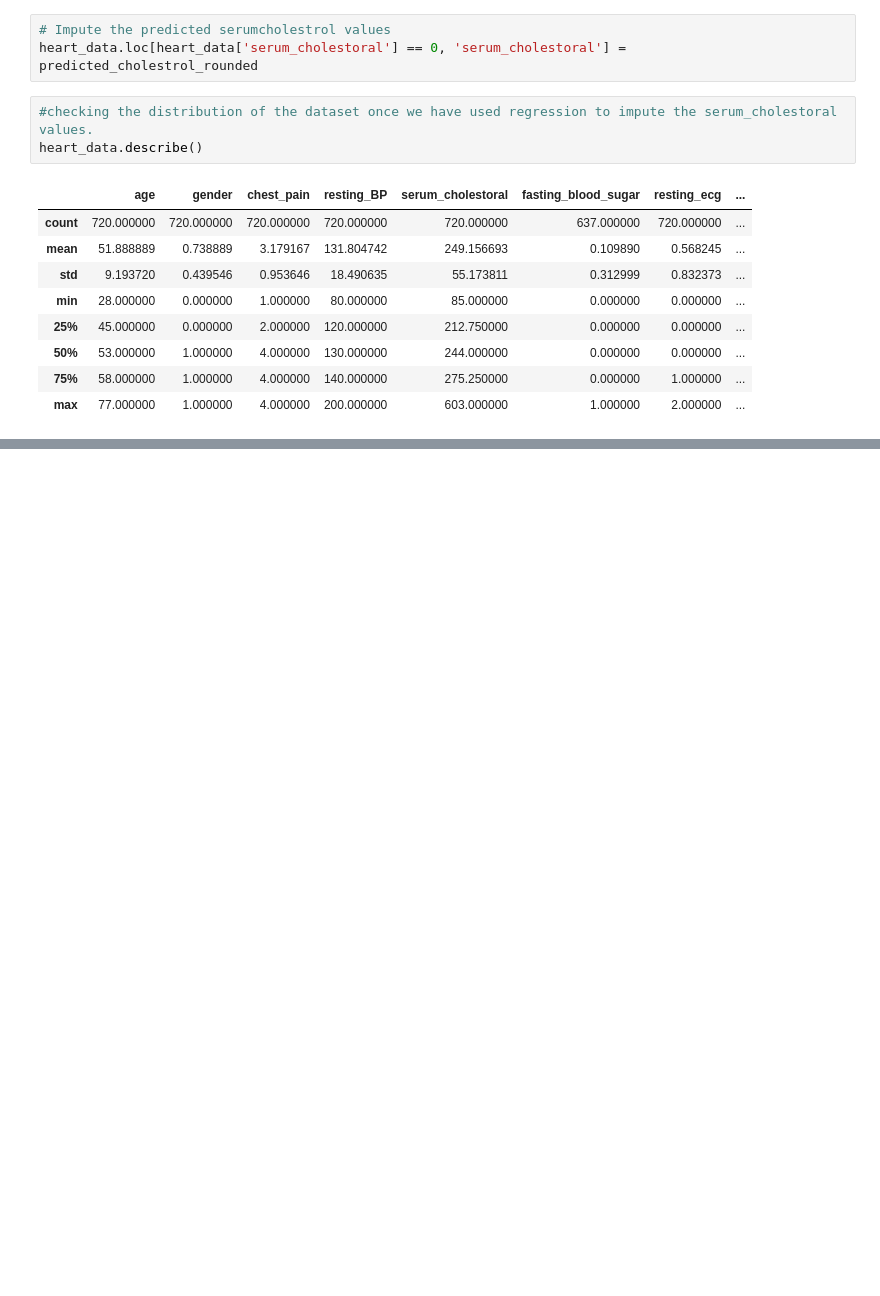
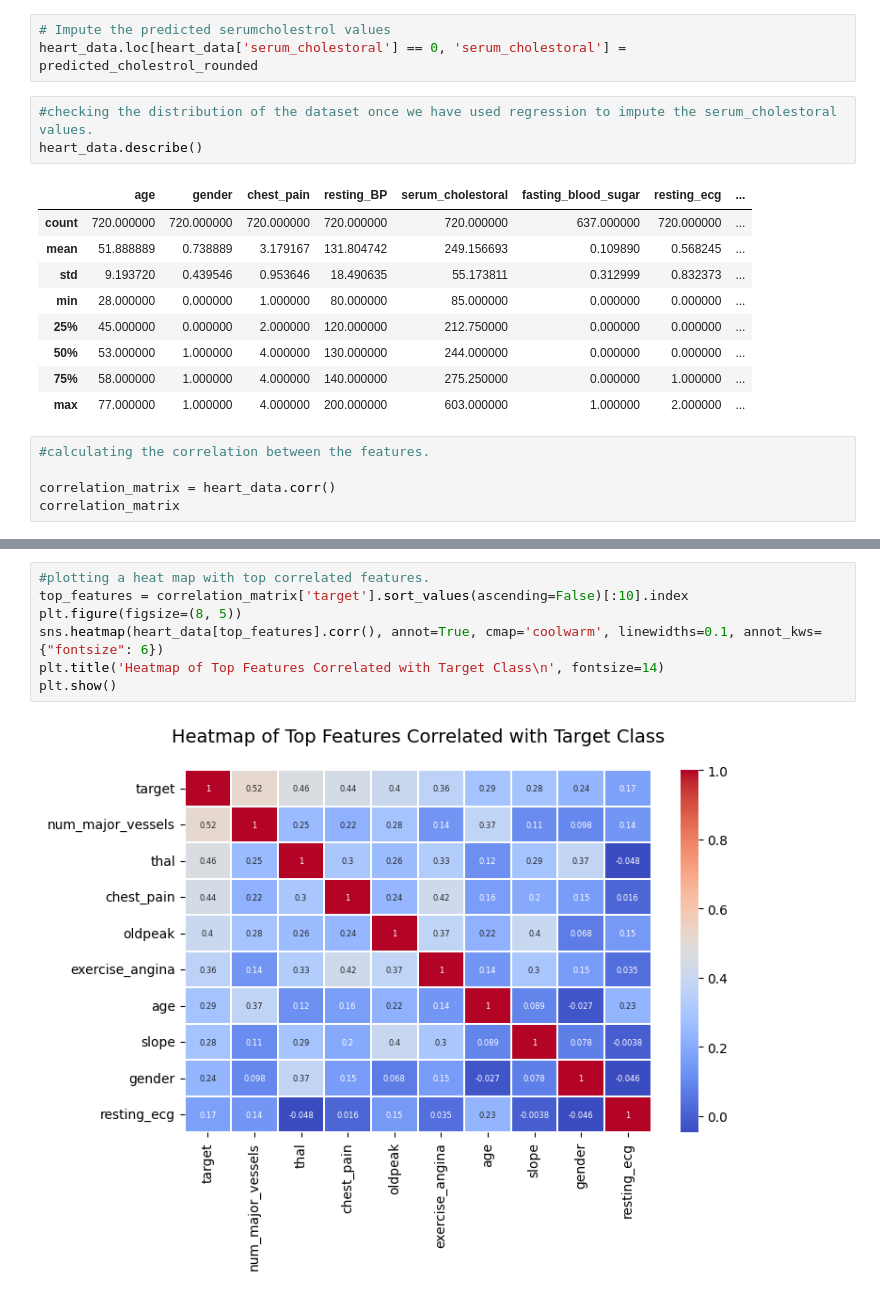
Before and after one commit to bdandu93/EarlyDetectionOfCardioVascularDiseasesUsingMachineLearningAndXAI_Bhargava_Dandu, a Jupyter notebook: notebooks/EarlyDetectionOfHeartDisease_DataPreprocessing.ipynb, the cells around one changed output, grey strips where cells are left out. Saved outputs shown, nothing was run; the diff lists cells and outputs as text; blank space fills up the shorter version.

```diff
--- a/notebooks/EarlyDetectionOfHeartDisease_DataPreprocessing.ipynb
+++ b/notebooks/EarlyDetectionOfHeartDisease_DataPreprocessing.ipynb
@@ -251,3 +251,8 @@ heart_data.describe()
 | 50% | 53.000000 | 1.000000 | 4.000000 | 130.000000 | 244.000000 | 0.000000 | 0.000000 | ... |
 | 75% | 58.000000 | 1.000000 | 4.000000 | 140.000000 | 275.250000 | 0.000000 | 1.000000 | ... |
 | max | 77.000000 | 1.000000 | 4.000000 | 200.000000 | 603.000000 | 1.000000 | 2.000000 | ... |
+# %%
+#calculating the correlation between the features.
+
+correlation_matrix = heart_data.corr()
+correlation_matrix
@@ -253,0 +275,9 @@ heart_data.describe()
+# %%
+#plotting a heat map with top correlated features.
+top_features = correlation_matrix['target'].sort_values(ascending=False)[:10].index
+plt.figure(figsize=(8, 5))
+sns.heatmap(heart_data[top_features].corr(), annot=True, cmap='coolwarm', linewidths=0.1, annot_kws={"fontsize": 6})
+plt.title('Heatmap of Top Features Correlated with Target Class\n', fontsize=14)
+plt.show()
+# %% [output]
+[figure, added]
```
Also changed, not shown: parts of 2 cells of this notebook.
